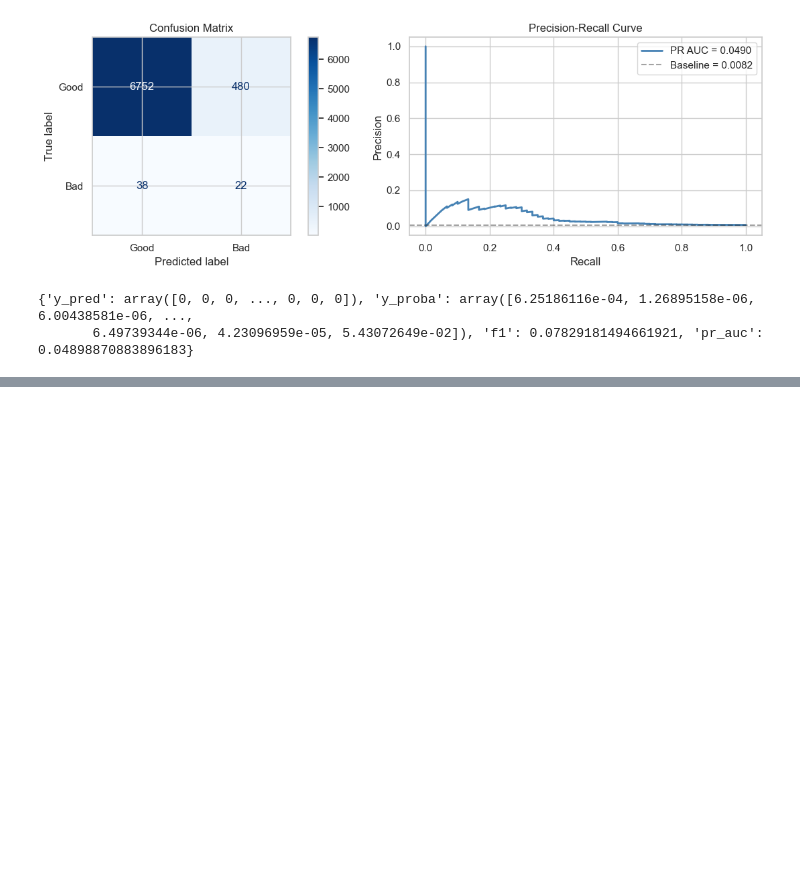
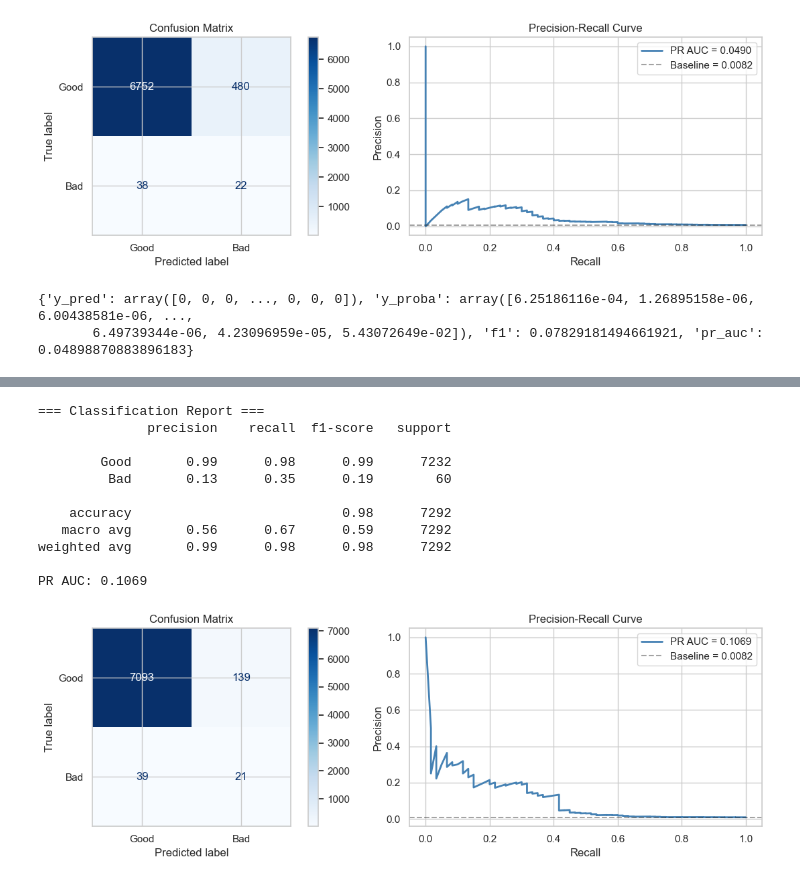
Before and after one commit to nickleezx/CS3244_Machine_Learning_Group8, a Jupyter notebook: notebook.ipynb, the cells around one changed output, grey strips where cells are left out. Saved outputs shown, nothing was run; the diff lists cells and outputs as text; code cells hidden in the pictures; blank space fills up the shorter version.

```diff
--- a/notebook.ipynb
+++ b/notebook.ipynb
@@ -1177,0 +1182,17 @@ PR AUC: 0.0490
+# %%
+from sklearn.neural_network import MLPClassifier
+
+mlp = MLPClassifier(max_iter=200, random_state=42)
+
+param_grid = {
+    "model__hidden_layer_sizes": [(64,), (64, 32), (128, 64, 32)],
+    "model__alpha": [0.0001, 0.001, 0.01],
+    "model__learning_rate_init": [0.001, 0.005, 0.01],
+}
+
+mlp_grid = train_with_gridsearch(
+    model=mlp,
+    param_grid=param_grid,
+    X_train=X_train,
+    y_train=y_train
+)
@@ -1177,0 +1227,15 @@ PR AUC: 0.0490
+# %%
+mlp_results = evaluate_model(mlp_grid, X_test, y_test)
+# %% [output]
+=== Classification Report ===
+              precision    recall  f1-score   support
+
+        Good       0.99      0.98      0.99      7232
+         Bad       0.13      0.35      0.19        60
+
+    accuracy                           0.98      7292
+   macro avg       0.56      0.67      0.59      7292
+weighted avg       0.99      0.98      0.98      7292
+
+PR AUC: 0.1069
+[figure, added]
```
Also changed, not shown: parts of 5 cells of this notebook.
